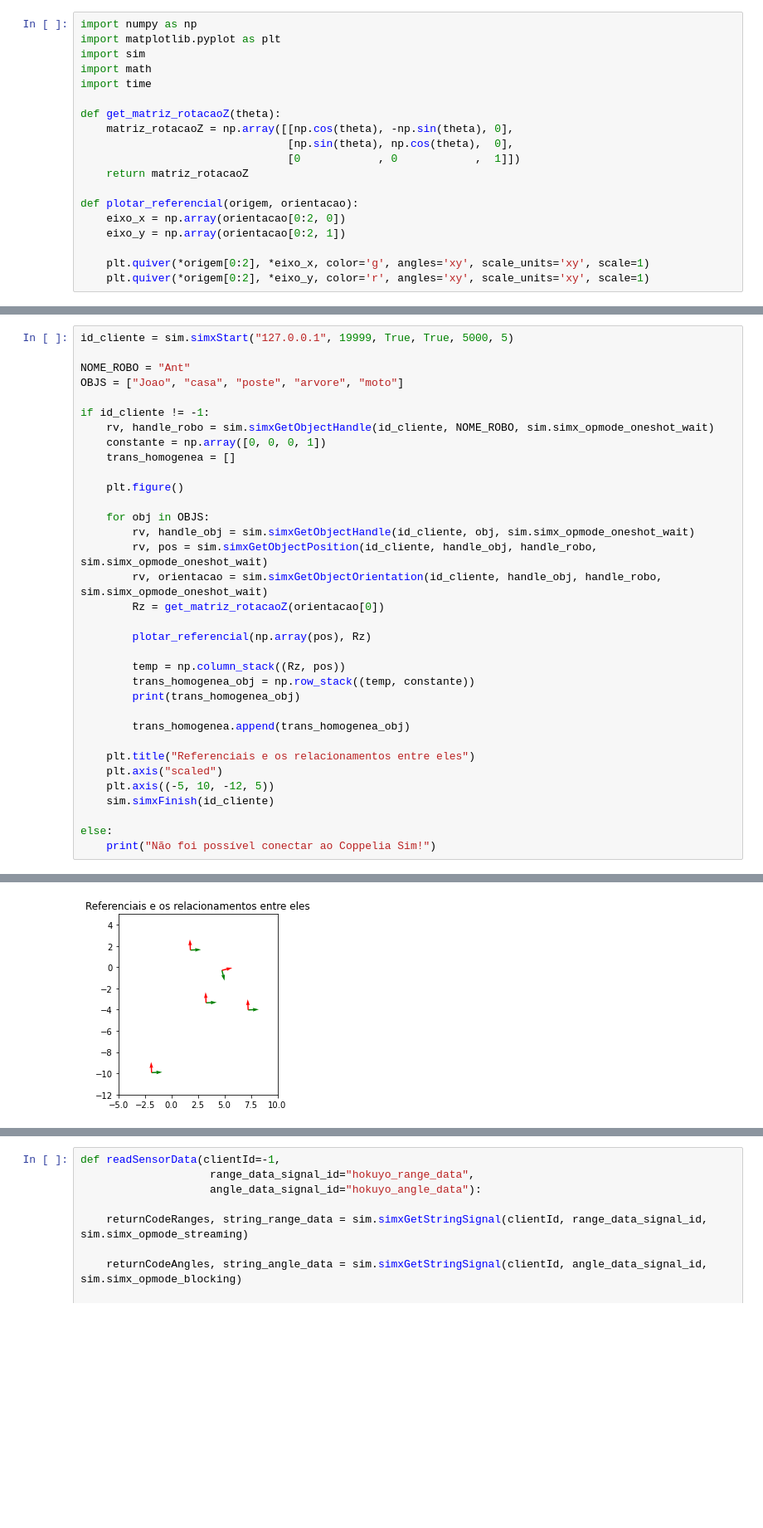
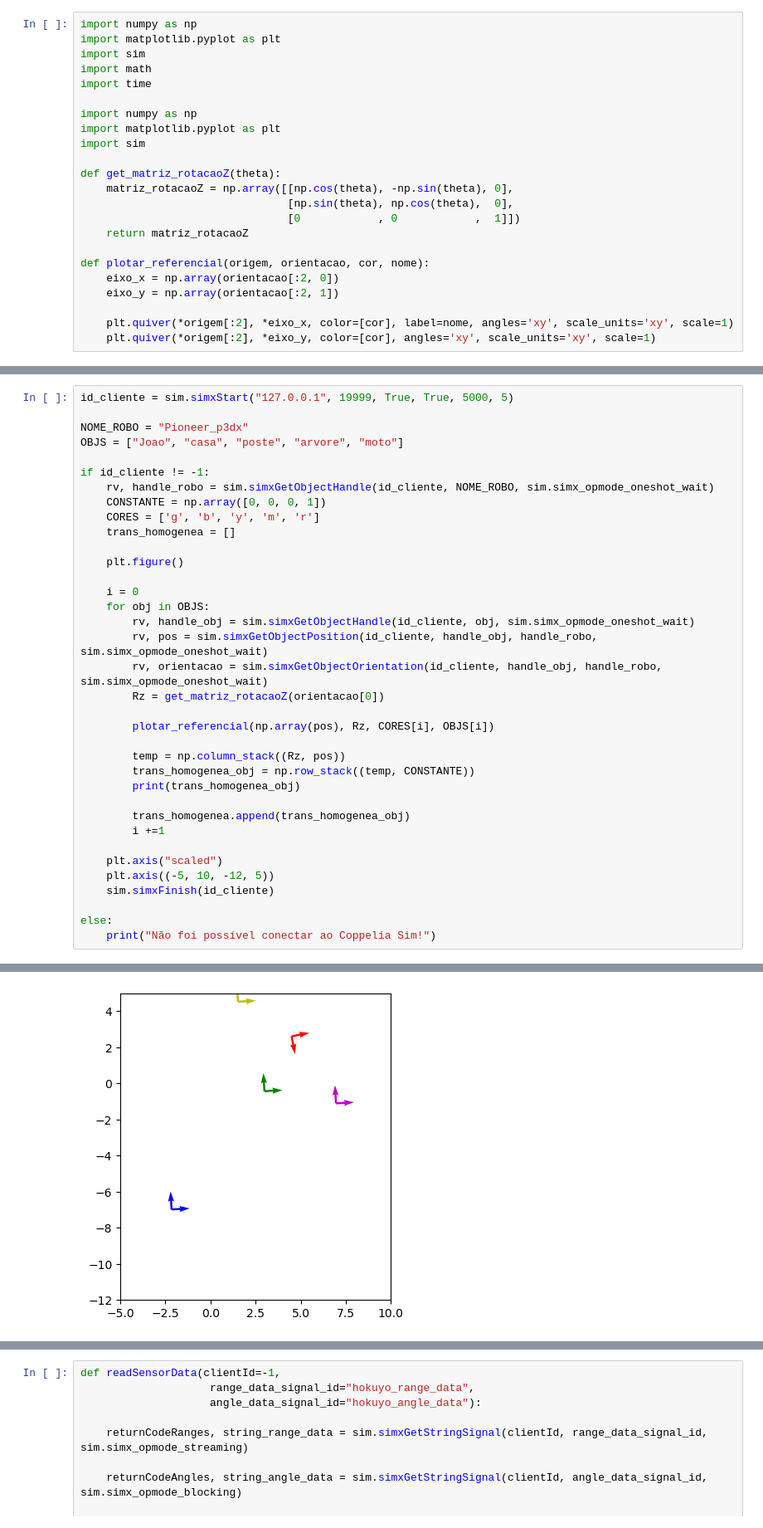
Before and after one commit to frbo1/TP-1---robotica-movel, a Jupyter notebook: TP1.ipynb, the cells around one changed output, grey strips where cells are left out. Shown at 83% size. Cells and saved outputs as stored; diff of their text form; blank space fills up the shorter version.

```diff
--- a/TP1.ipynb
+++ b/TP1.ipynb
@@ -5,15 +5,19 @@ import sim
 import math
 import time
 
+import numpy as np
+import matplotlib.pyplot as plt
+import sim
+
 def get_matriz_rotacaoZ(theta):
     matriz_rotacaoZ = np.array([[np.cos(theta), -np.sin(theta), 0],
                                 [np.sin(theta), np.cos(theta),  0],
                                 [0            , 0            ,  1]])
     return matriz_rotacaoZ
 
-def plotar_referencial(origem, orientacao):
-    eixo_x = np.array(orientacao[0:2, 0])
-    eixo_y = np.array(orientacao[0:2, 1])
+def plotar_referencial(origem, orientacao, cor, nome):
+    eixo_x = np.array(orientacao[:2, 0])
+    eixo_y = np.array(orientacao[:2, 1])
 
-    plt.quiver(*origem[0:2], *eixo_x, color='g', angles='xy', scale_units='xy', scale=1)
-    plt.quiver(*origem[0:2], *eixo_y, color='r', angles='xy', scale_units='xy', scale=1)
+    plt.quiver(*origem[:2], *eixo_x, color=[cor], label=nome, angles='xy', scale_units='xy', scale=1)
+    plt.quiver(*origem[:2], *eixo_y, color=[cor], angles='xy', scale_units='xy', scale=1)
@@ -20,31 +88,33 @@ def plotar_referencial(origem, orientacao):
 # %%
 id_cliente = sim.simxStart("127.0.0.1", 19999, True, True, 5000, 5)
 
-NOME_ROBO = "Ant"
+NOME_ROBO = "Pioneer_p3dx"
 OBJS = ["Joao", "casa", "poste", "arvore", "moto"]
 
 if id_cliente != -1:
     rv, handle_robo = sim.simxGetObjectHandle(id_cliente, NOME_ROBO, sim.simx_opmode_oneshot_wait)
-    constante = np.array([0, 0, 0, 1])
+    CONSTANTE = np.array([0, 0, 0, 1])
+    CORES = ['g', 'b', 'y', 'm', 'r']
     trans_homogenea = []
 
     plt.figure()
 
+    i = 0
     for obj in OBJS:
         rv, handle_obj = sim.simxGetObjectHandle(id_cliente, obj, sim.simx_opmode_oneshot_wait)
         rv, pos = sim.simxGetObjectPosition(id_cliente, handle_obj, handle_robo, sim.simx_opmode_oneshot_wait)
         rv, orientacao = sim.simxGetObjectOrientation(id_cliente, handle_obj, handle_robo, sim.simx_opmode_oneshot_wait)
         Rz = get_matriz_rotacaoZ(orientacao[0])
 
-        plotar_referencial(np.array(pos), Rz)
+        plotar_referencial(np.array(pos), Rz, CORES[i], OBJS[i])
 
         temp = np.column_stack((Rz, pos))
-        trans_homogenea_obj = np.row_stack((temp, constante))
+        trans_homogenea_obj = np.row_stack((temp, CONSTANTE))
         print(trans_homogenea_obj)
 
         trans_homogenea.append(trans_homogenea_obj)
+        i +=1
 
-    plt.title("Referenciais e os relacionamentos entre eles")
     plt.axis("scaled")
     plt.axis((-5, 10, -12, 5))
     sim.simxFinish(id_cliente)
@@ -74,2 +144,2 @@ else:
  [ 0.          0.          0.          1.        ]]
-[figure, old version]
+[figure, new version]
```
Also changed, not shown: parts of 5 cells of this notebook.
